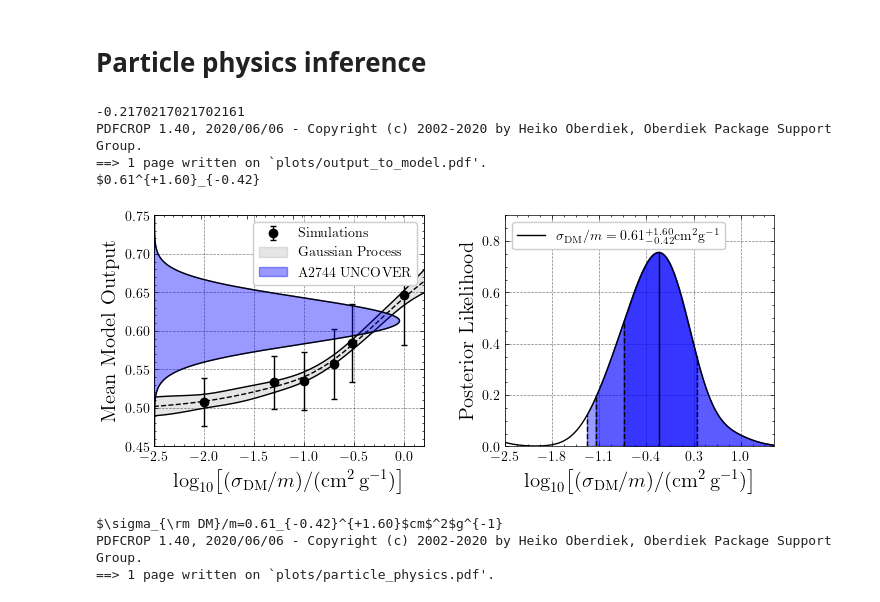
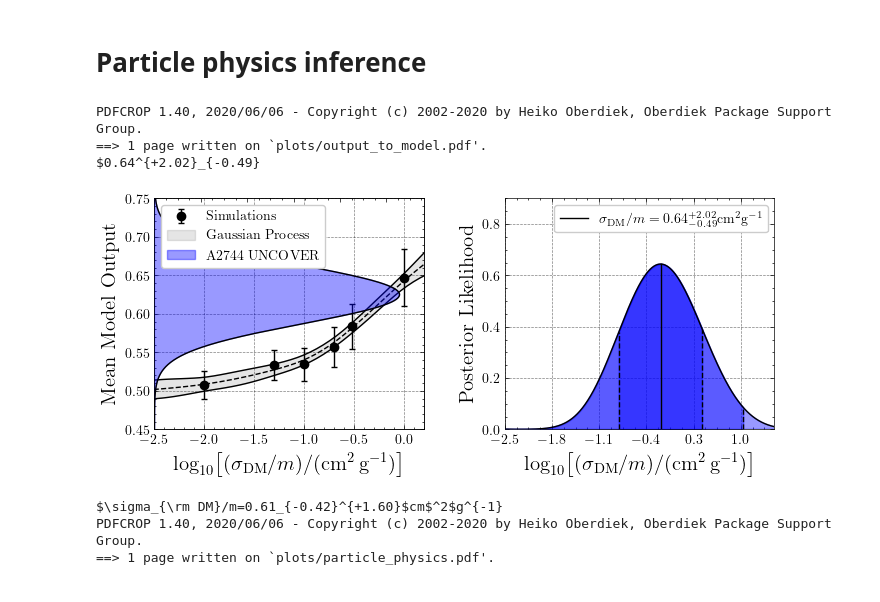
Before and after one commit to davidharvey1986/ml_a2744, a Jupyter notebook: notebooks/plots_for_paper.ipynb, the cells around one changed output. Drawn from its saved outputs; the diff is of its cells as text; code cells hidden in the pictures.

```diff
--- a/notebooks/plots_for_paper.ipynb
+++ b/notebooks/plots_for_paper.ipynb
@@ -249,7 +249,7 @@ npts = 10000
 xpdf = np.linspace(0.35,0.7, npts)
 marginalised_pdf = np.zeros(npts)
 
-for ifx, results_file in enumerate( [ fiducial, tng_flamingo ]):
+for ifx, results_file in enumerate( [ fiducial ]):
     domain = this_domain[ifx]
 
     all_results= pkl.load(open(results_file,'rb'))
@@ -333,7 +333,7 @@ for ifx, results_file in enumerate( [ fiducial, tng_flamingo ]):
 
 
         axarr[1].set_xlabel("Model Output", fontsize=15)
-        axarr[1].set_ylabel("Probablity Distribution", fontsize=15)
+        axarr[1].set_ylabel("Probability Distribution", fontsize=15)
 
         axarr[1].set_xlim(0.475, 0.65)
 
@@ -710,8 +709,6 @@ PDFCROP 1.40, 2020/06/06 - Copyright (c) 2002-2020 by Heiko Oberdiek, Oberdiek P
 # %% [markdown]
 # Particle physics inference
 # %%
-ifilter='concat'
-
 models, probs = pkl.load(open("pickles/probs_for_cross_concat_nob1.pkl","rb"))
 models, probabilities, probabilities_noise =pkl.load(open("pickles/model_on_data.pkl","rb"))
 nmodels = probabilities[ifilter].shape[0]
@@ -724,7 +721,7 @@ for imodel in range(nmodels):
 
 all_thresholds = np.array(all_thresholds)
 thresholds = np.mean(all_thresholds,axis=0)
-err = np.std(all_thresholds,axis=0)
+err = return_error_in_mean(all_thresholds)
 
 cross = np.array([float(i) for i in probs.keys() ])
 
@@ -773,12 +770,10 @@ ax = axarr[1]
 
 xpdf = np.linspace(0.4,0.8,1000)
 thresh = 1-probabilities['concat']
-correction = 2.08
-corr = correction*nmodels**0.5/nmodels**0.38
 
 ax = axarr[0].twiny()
 
-ypdf = np.prod([ norm.pdf(xpdf, i, corr*np.std(probabilities['concat'])) for i in thresh ],axis=0)
+ypdf = norm.pdf(xpdf, 1-np.mean(probabilities['concat']), return_error_in_mean(probabilities['concat']))
 ypdf /= np.sum(ypdf)*(xpdf[1]-xpdf[0])
 
 ax.plot(ypdf[::-1], xpdf[::-1], 'k-')
@@ -787,7 +782,7 @@ ax.set_xlim(0, ypdf.max()*1.1)
 ax.set_ylim(0.45, 0.75)
 ax.set_xticklabels([])
 ax.grid(False)
-ax.legend(handles=handles)
+ax.legend(handles=handles,loc=2)
 #####################
 
 
@@ -796,14 +791,13 @@ ax.legend(handles=handles)
 #####################
 
 
-kde = gaussian_kde( est['estimates'] )
+kde = gaussian_kde( est['estimates'])
 xpdf = np.linspace(-10,10,10000)
 ypdf = kde.pdf(xpdf)
 
+log_max_like = np.sum(ypdf*xpdf)/np.sum(ypdf)
+log_max_like = xpdf[np.argmax(ypdf)]
 
-
-log_max_like = xpdf[np.argmax(ypdf)]
-print(log_max_like)
 cdf = cumulative_trapezoid(
     ypdf,
     xpdf,
@@ -843,37 +837,36 @@ for ivx, value in enumerate([0.34, 0.475,0.495]):
 
         error = np.array([
             max_like - 10**(log_max_like - log_error[0]),
             10**(log_max_like + log_error[1]) - max_like,
         ])
         ax.plot([log_max_like]*2,[0,np.max(ypdf)],'k-')
 
 
     ax.plot([low]*2,[0,ypdf[ np.argmin(np.abs(xpdf-low))] ],'k--')
     ax.plot([high]*2,[0,ypdf[ np.argmin(np.abs(xpdf-high))]],'k--')
 
 
 ax.plot(xpdf, ypdf,'k-',label=f"$\sigma_{{\\rm DM}}/m={max_like:0.2f}^{{+{error[1]:0.2f}}}_{{-{error[0]:0.2f}}}$cm$^2$g$^{{-1}}$")
 
 ax.set_xlabel(
     r'$\log_{10}\!\left[(\sigma_{\rm DM}/m)/(\mathrm{cm}^2\,\mathrm{g}^{-1})\right]$', fontsize=15
 )
 ax.set_ylabel("Posterior Likelihood", fontsize=15)
-ax.legend(loc=2)
+ax.legend(loc=1)
 ax.set_xlim(-2.5, 1.5)
 ax.set_xticks(np.linspace(-2.5,1,6))
 ax.set_ylim(0, 0.9)
 
 fig.align_ylabels()
 filename = "plots/output_to_model.pdf"
 plt.savefig(filename)
 os.system("pdfcrop %s %s" % ( filename, filename))
 print(f"${max_like:.2f}^{{+{error[1]:.2f}}}_{{-{error[0]:.2f}}}")
 # %% [output]
--0.2170217021702161
 PDFCROP 1.40, 2020/06/06 - Copyright (c) 2002-2020 by Heiko Oberdiek, Oberdiek Package Support Group.
 ==> 1 page written on `plots/output_to_model.pdf'.
-$0.61^{+1.60}_{-0.42}
+$0.64^{+2.02}_{-0.49}
-[figure, old version]
+[figure, new version]
 # %%
 markersize = 12
 
```
Also changed, not shown: parts of 4 cells of this notebook, 2 other files.
